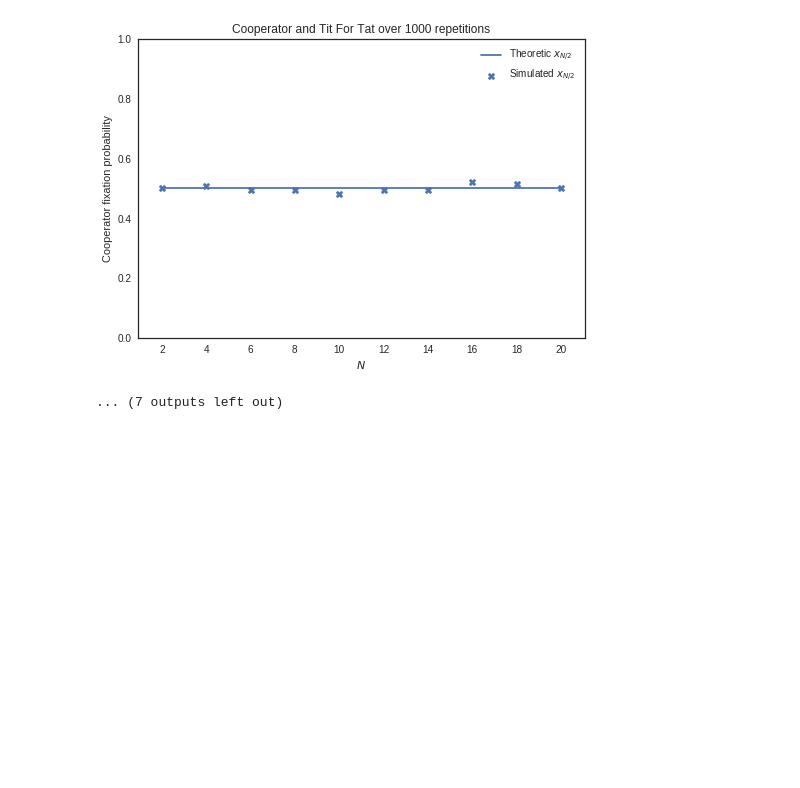
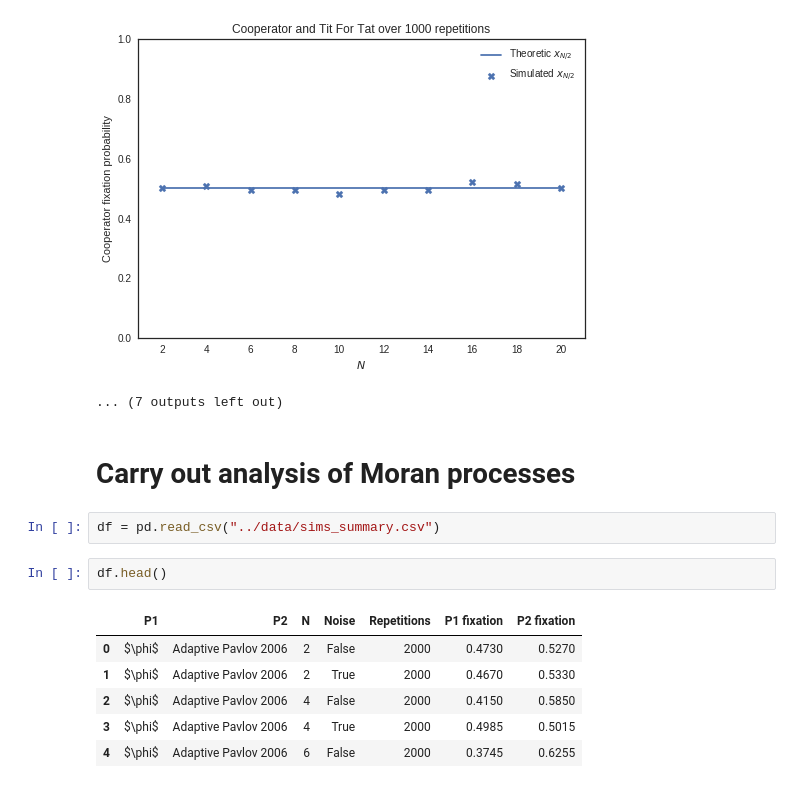
Before and after one commit to Axelrod-Python/axelrod-moran, a Jupyter notebook: nbs/main.ipynb, the cells around one changed output. Cells and saved outputs as stored; diff of their text form; blank space fills up the shorter version.

```diff
--- a/nbs/main.ipynb
+++ b/nbs/main.ipynb
@@ -186,3 +186,16 @@ See the caveats in the documentation: http://pandas.pydata.org/pandas-docs/stabl
 [figure]
 [figure]
 ... (7 outputs left out)
+# %% [markdown]
+# Carry out analysis of Moran processes
+# %%
+df = pd.read_csv("../data/sims_summary.csv")
+# %%
+df.head()
+# %% [output]
+|  | P1 | P2 | N | Noise | Repetitions | P1 fixation | P2 fixation |
+| 0 | $\phi$ | Adaptive Pavlov 2006 | 2 | False | 2000 | 0.4730 | 0.5270 |
+| 1 | $\phi$ | Adaptive Pavlov 2006 | 2 | True | 2000 | 0.4670 | 0.5330 |
+| 2 | $\phi$ | Adaptive Pavlov 2006 | 4 | False | 2000 | 0.4150 | 0.5850 |
+| 3 | $\phi$ | Adaptive Pavlov 2006 | 4 | True | 2000 | 0.4985 | 0.5015 |
+| 4 | $\phi$ | Adaptive Pavlov 2006 | 6 | False | 2000 | 0.3745 | 0.6255 |
```
Also changed, not shown: parts of 4 cells of this notebook, 21 other files.
